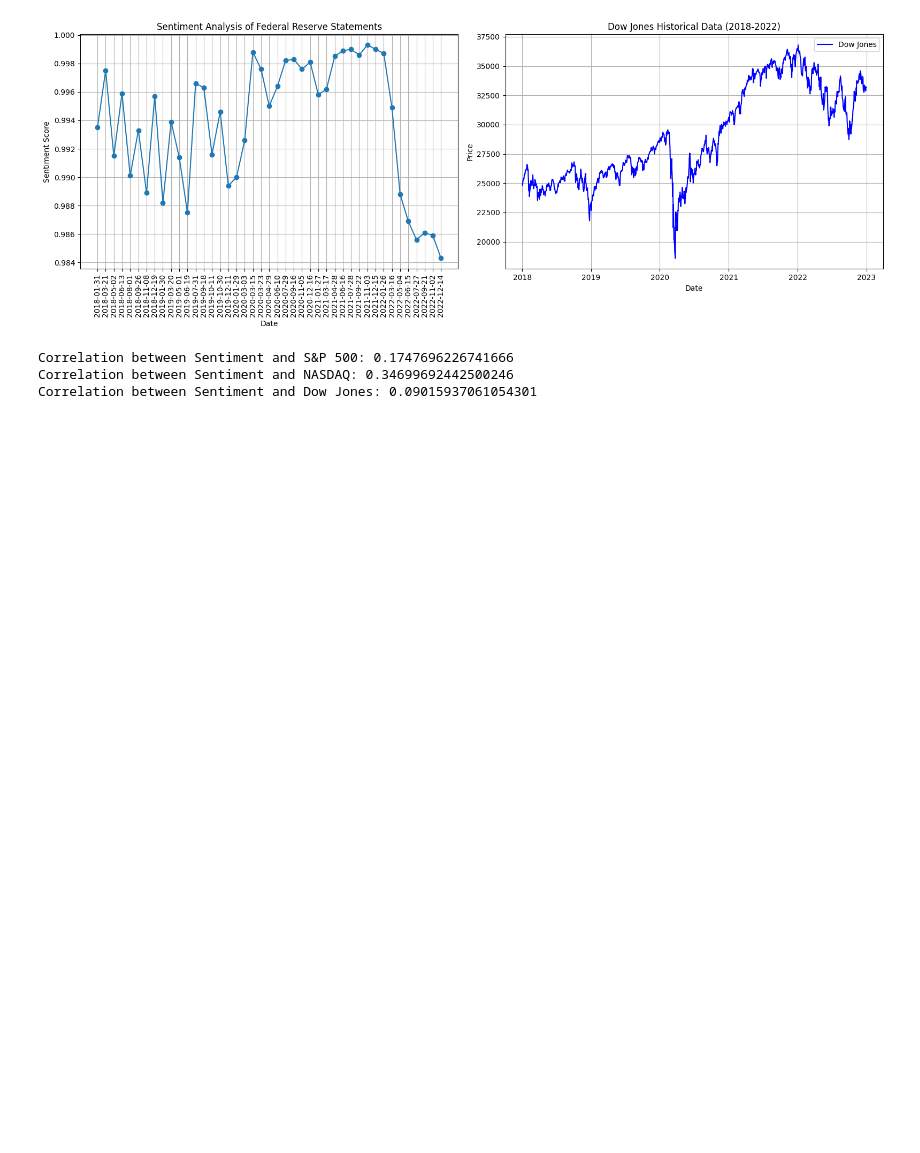
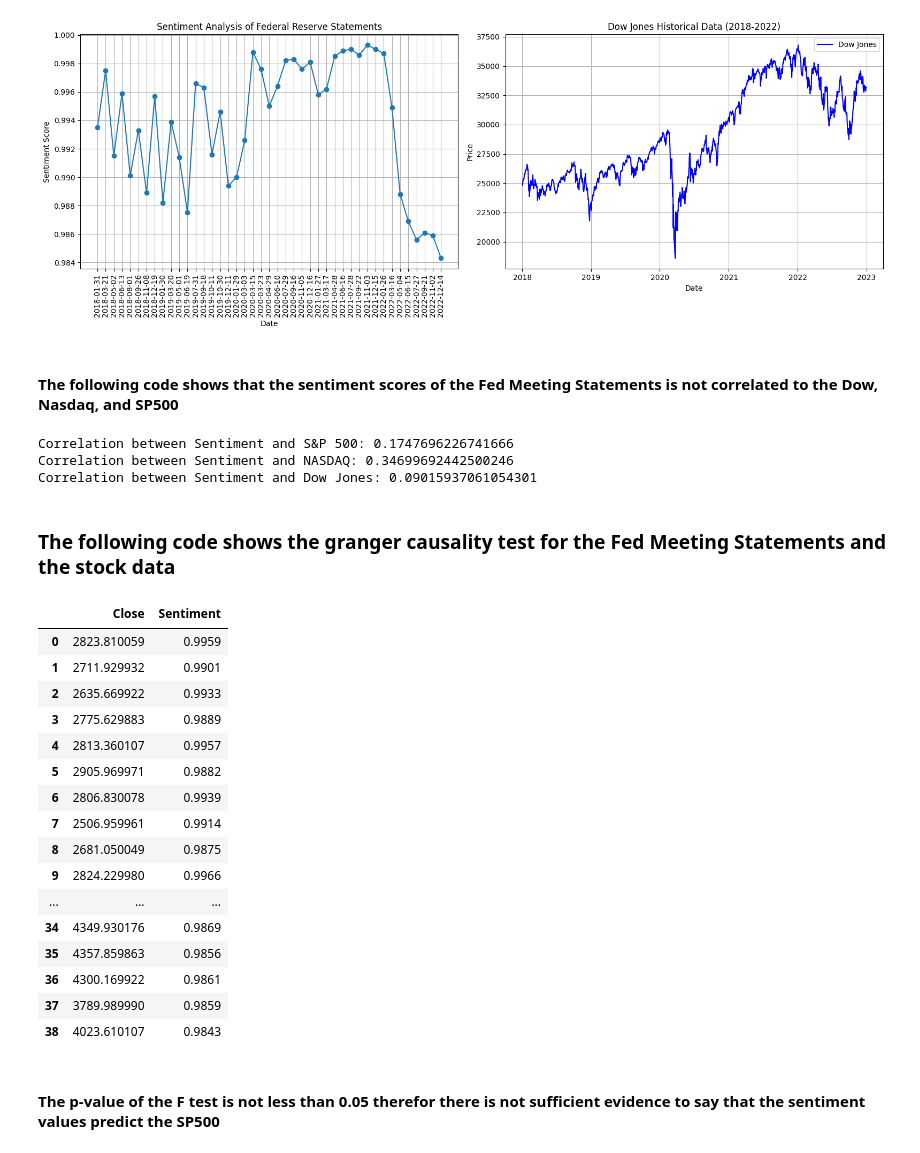
Before and after one commit to reynoldsbrent/Fed-Meeting-Minutes-Causal-Analysis, a Jupyter notebook: analysis.ipynb, the cells around one changed output. Cells and saved outputs as stored; diff of their text form; code cells hidden in the pictures; blank space fills up the shorter version.

Commit message:
Granger causality test on Nasdaq, Dow and SP500

```diff
--- a/analysis.ipynb
+++ b/analysis.ipynb
@@ -250,5 +252,7 @@ fig.update_layout(title_text="Sentiment Analysis and Dow Jones Industrial Averag
 
 # Show the combined chart
 fig.show()
+# %% [markdown]
+#### The following code shows that the sentiment scores of the Fed Meeting Statements is not correlated to the Dow, Nasdaq, and SP500
 # %%
 # Create DataFrames for sentiment and stock data
@@ -279,3 +282,34 @@ print(f"Correlation between Sentiment and Dow Jones: {correlation_djia}")
 Correlation between Sentiment and S&P 500: 0.1747696226741666
 Correlation between Sentiment and NASDAQ: 0.34699692442500246
 Correlation between Sentiment and Dow Jones: 0.09015937061054301
+# %% [markdown]
+### The following code shows the granger causality test for the Fed Meeting Statements and the stock data
+# %%
+# Make new data frames for granger causality
+sp500_sentiment = pd.DataFrame(columns = ['Sentiment'], data = zip(merged_sp500['Sentiment']))
+sp500_close = pd.DataFrame(columns = ['Close'], data = zip(merged_sp500['Close']))
+sp500_sentiment = sp500_sentiment[3:].reset_index(drop=True)
+sp500_close = sp500_close[:-3].reset_index(drop=True)
+granger_sp500 = pd.concat([sp500_close, sp500_sentiment], axis=1)
+granger_sp500.columns = ['Close', 'Sentiment']
+granger_sp500
+# %% [output]
+|  | Close | Sentiment |
+| 0 | 2823.810059 | 0.9959 |
+| 1 | 2711.929932 | 0.9901 |
+| 2 | 2635.669922 | 0.9933 |
+| 3 | 2775.629883 | 0.9889 |
+| 4 | 2813.360107 | 0.9957 |
+| 5 | 2905.969971 | 0.9882 |
+| 6 | 2806.830078 | 0.9939 |
+| 7 | 2506.959961 | 0.9914 |
+| 8 | 2681.050049 | 0.9875 |
+| 9 | 2824.229980 | 0.9966 |
+| ... | ... | ... |
+| 34 | 4349.930176 | 0.9869 |
+| 35 | 4357.859863 | 0.9856 |
+| 36 | 4300.169922 | 0.9861 |
+| 37 | 3789.989990 | 0.9859 |
+| 38 | 4023.610107 | 0.9843 |
+# %% [markdown]
+#### The p-value of the F test is not less than 0.05 therefor there is not sufficient evidence to say that the sentiment values predict the SP500
```
Also changed, not shown: parts of 10 cells of this notebook.
